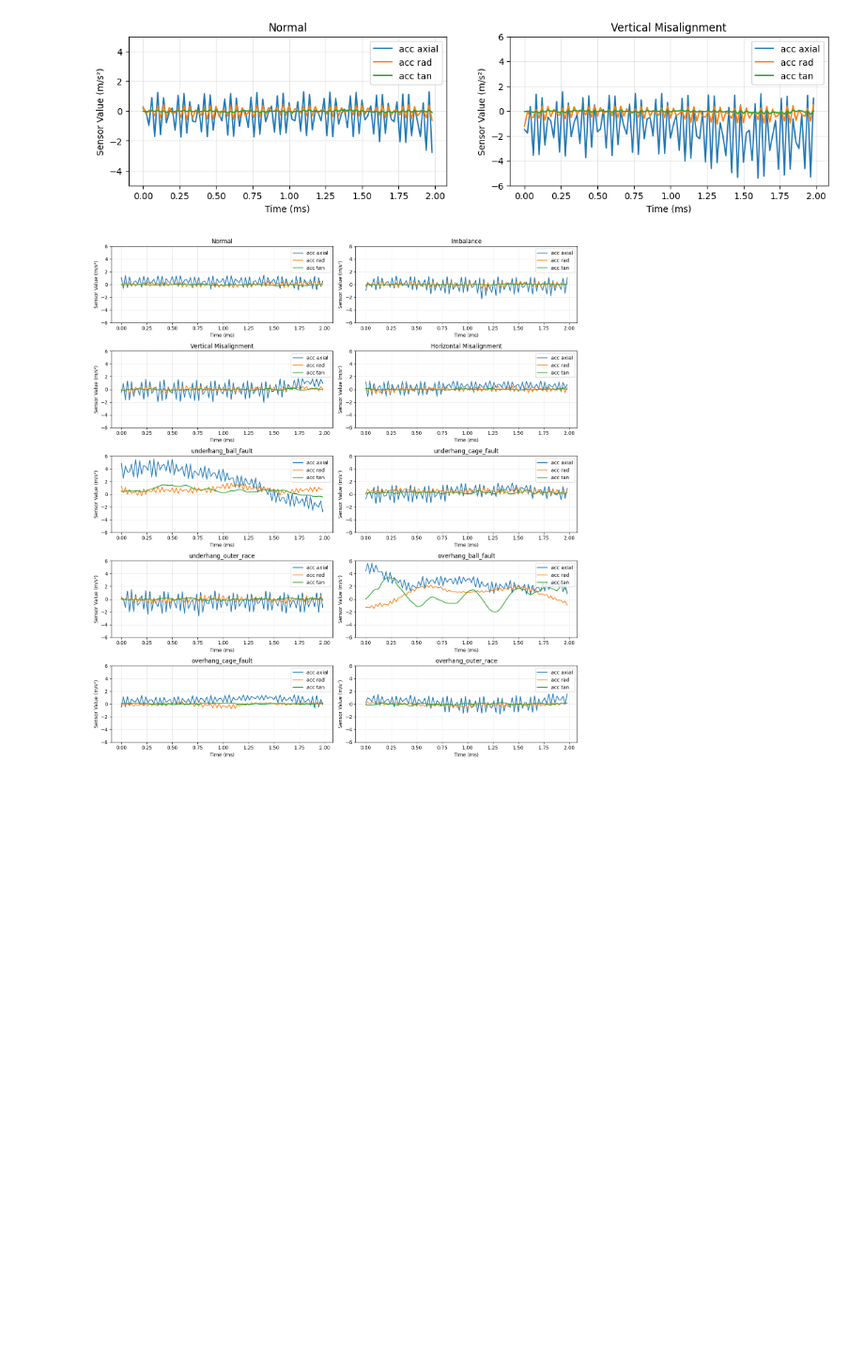
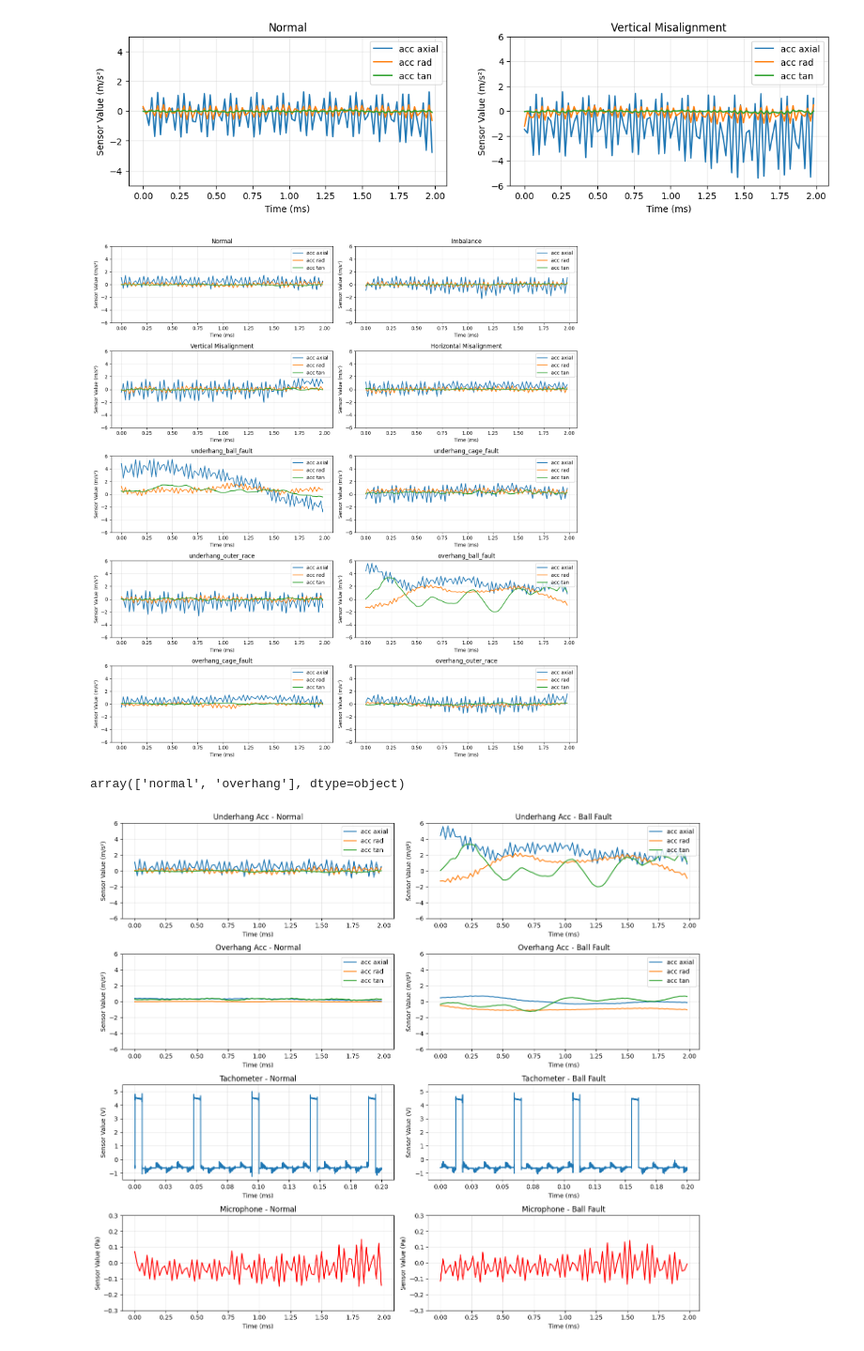
Before and after one commit to victorsillerico/fault-diagnosis-machinery, a Jupyter notebook: notebooks/phase1/01_data_overview.ipynb, the cells around one changed output. Shown at 94% size. Saved outputs shown, nothing was run; the diff lists cells and outputs as text; code cells hidden in the pictures; blank space fills up the shorter version.

Commit message:
add: plot for signals of healthy machine and machine with overhang ball fault

```diff
--- a/notebooks/phase1/01_data_overview.ipynb
+++ b/notebooks/phase1/01_data_overview.ipynb
@@ -305,3 +306,77 @@ plt.tight_layout()
 plt.show()
 # %% [output]
 [figure]
+# %%
+FAULT_TYPES[2:4]
+# %% [output]
+array(['normal', 'overhang'], dtype=object)
+# %%
+# Raw sensor signals of healthy machine and machine with specific fault (bearing ball)
+
+# specific time variables for better vizualization of Tachometer plot
+time_tach = np.arange(n_samples) / fs # seconds
+window_samples_tach = int(200/1000 * fs)
+
+dfs_spec = {}
+SPECIFIC_TYPES = [FAULT_TYPES[2],FAULT_TYPES[3]] # pick normal and overhang type fault
+SPECIFIC_SUB_TYPE = FAULT_SUB_TYPES[0] # bearing ball fault
+for cat in SPECIFIC_TYPES:
+    if cat=='underhang' or cat=='overhang':
+        path = metadata.loc[(metadata["fault_category"] == cat) &
+                            (metadata["sub_type"] == SPECIFIC_SUB_TYPE) &
+                            (metadata["frequency_hz"] == TARGET_FREQ) , "file_path"].iloc[0]
+        dfs_spec[f'{cat}_{SPECIFIC_SUB_TYPE}'] = pd.read_csv(path, header=None, names=CHANNEL_NAMES)
+
+    else:
+        path = metadata.loc[(metadata["fault_category"] == cat) &
+                            (metadata["frequency_hz"] == TARGET_FREQ), "file_path"].iloc[0]
+        dfs_spec[cat] = pd.read_csv(path, header=None, names=CHANNEL_NAMES)
+
+fig_spec, axes_spec = plt.subplots(4, 2, figsize=(14, 3*4))
+axes_spec = axes_spec.flatten()
+
+panels = [
+    (axes_spec[0], dfs_spec["normal"], "Underhang Acc - Normal"),
+    (axes_spec[1], dfs_spec["overhang_ball_fault"], "Underhang Acc - Ball Fault"),
+    (axes_spec[2], dfs_spec["normal"], "Overhang Acc - Normal"),
+    (axes_spec[3], dfs_spec["overhang_ball_fault"], "Overhang Acc - Ball Fault"),
+    (axes_spec[4], dfs_spec["normal"], "Tachometer - Normal"),
+    (axes_spec[5], dfs_spec["overhang_ball_fault"], "Tachometer - Ball Fault"),
+    (axes_spec[6], dfs_spec["normal"], "Microphone - Normal"),
+    (axes_spec[7], dfs_spec["overhang_ball_fault"], "Microphone - Ball Fault")
+]
+
+
+for i , (ax, data, title) in enumerate(panels):
+    # define key to select the correct values for each subplot
+    if i<=3:
+        if i<= 1:
+            key = 0
+        else:
+            key = 3
+        ax.plot(time[:window_samples], data[ACCEL_CHANNELS[key]].values[:window_samples], label="acc axial")
+        ax.plot(time[:window_samples], data[ACCEL_CHANNELS[key+1]].values[:window_samples], label="acc rad")
+        ax.plot(time[:window_samples], data[ACCEL_CHANNELS[key+2]].values[:window_samples], label="acc tan")
+        ax.legend(loc="upper right")
+        ax.set_ylabel("Sensor Value (m/s²)")
+        ax.set_ylim(-6, 6)
+
+    elif i==4 or i==5: # tachometer
+        ax.plot(time_tach[:window_samples_tach], data[CHANNEL_NAMES[0]].values[:window_samples_tach])
+        ax.set_ylabel("Sensor Value (V)")
+        ax.set_ylim(-1.5, 5.5)
+        # Set X-axis to 1 decimal place
+        ax.xaxis.set_major_formatter(ticker.FormatStrFormatter('%.2f'))
+    else:
+        ax.plot(time[:window_samples], data[CHANNEL_NAMES[7]].values[:window_samples], color='red')
+        ax.set_ylabel("Sensor Value (Pa)")
+        ax.set_ylim(-0.3, 0.3)
+
+    ax.set_title(title)
+    ax.set_xlabel("Time (ms)")
+    ax.grid(alpha=0.3)
+
+plt.tight_layout()
+plt.show()
+# %% [output]
+[figure, added]
```
Also changed, not shown: parts of 1 cell of this notebook.
